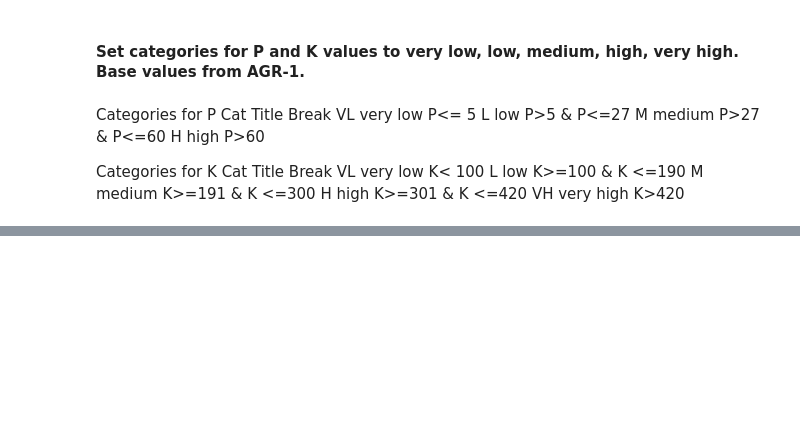
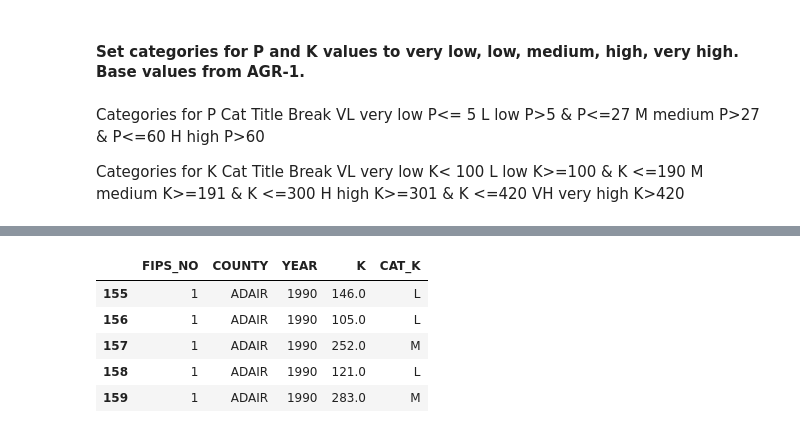
Before and after one commit to genehahn48/soiltest, a Jupyter notebook: soildata.ipynb, the cells around one changed output, grey strips where cells are left out. Drawn from its saved outputs; the diff is of its cells as text; code cells hidden in the pictures; blank space fills up the shorter version.

```diff
--- a/soildata.ipynb
+++ b/soildata.ipynb
@@ -355,0 +370,15 @@ VH       very high  K>420
+# %%
+df_corn_k['CAT_K'] = ''
+df_corn_k['CAT_K'] = np.where(df_corn_k.K <= 100, 'VL', df_corn_k.CAT_K)
+df_corn_k['CAT_K'] = np.where(((df_corn_k.K > 100) & (df_corn_k.K <= 190)), 'L', df_corn_k.CAT_K)
+df_corn_k['CAT_K'] = np.where(((df_corn_k.K > 190) & (df_corn_k.K <= 300)), 'M', df_corn_k.CAT_K)
+df_corn_k['CAT_K'] = np.where(((df_corn_k.K > 300) & (df_corn_k.K <= 420)), 'H', df_corn_k.CAT_K)
+df_corn_k['CAT_K'] = np.where((df_corn_k.K > 420), 'VH', df_corn_k.CAT_K)
+df_corn_k.head()
+# %% [output]
+|  | FIPS_NO | COUNTY | YEAR | K | CAT_K |
+| 155 | 1 | ADAIR | 1990 | 146.0 | L |
+| 156 | 1 | ADAIR | 1990 | 105.0 | L |
+| 157 | 1 | ADAIR | 1990 | 252.0 | M |
+| 158 | 1 | ADAIR | 1990 | 121.0 | L |
+| 159 | 1 | ADAIR | 1990 | 283.0 | M |
```
Also changed, not shown: parts of 1 cell of this notebook.
